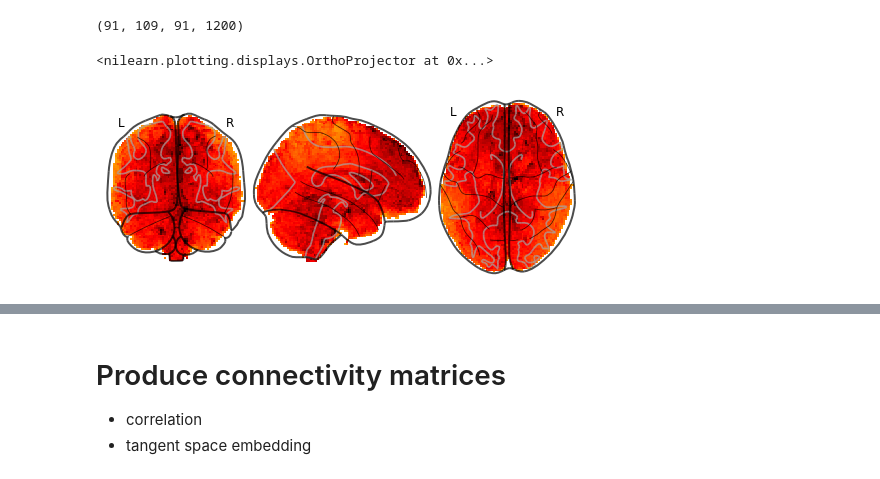
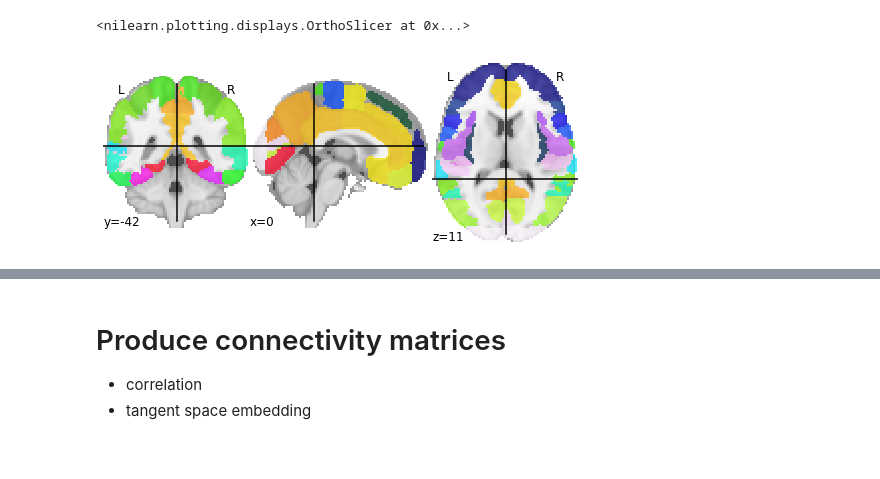
Before and after one commit to brainhack-school2020/harveyaa_fMRI_neuroticism, a Jupyter notebook: draft_pipeline.ipynb, the cells around one changed output, grey strips where cells are left out. Saved outputs shown, nothing was run; the diff lists cells and outputs as text; code cells hidden in the pictures.

Commit message:
connectomes from nilearn tutorials

```diff
--- a/draft_pipeline.ipynb
+++ b/draft_pipeline.ipynb
@@ -11,6 +18,0 @@ path = '/home/annabelle/Documents/brainhack/harveyaa_fMRI_neuroticism/100307/MNI
-# %%
-img = image.load_img(path)
-data = image.get_data(path)
-print(data.shape)
-# %% [output]
-(91, 109, 91, 1200)
@@ -19,5 +18,0 @@ first_volume = image.index_img(path, 0)
-# %%
-plotting.plot_glass_brain(first_volume, threshold='auto')
-# %% [output]
-<nilearn.plotting.displays.OrthoProjector at 0x...>
-[figure, removed]
@@ -23,0 +23,9 @@ plotting.plot_glass_brain(first_volume, threshold='auto')
+# %%
+#get an atlas
+atlas_harvard_oxford = datasets.fetch_atlas_harvard_oxford('cort-maxprob-thr25-2mm')
+atlas_filename = atlas_harvard_oxford.maps
+labels = atlas_harvard_oxford.labels
+plotting.plot_roi(atlas_filename)
+# %% [output]
+<nilearn.plotting.displays.OrthoSlicer at 0x...>
+[figure, added]
```
Also changed, not shown: parts of 11 cells of this notebook.
